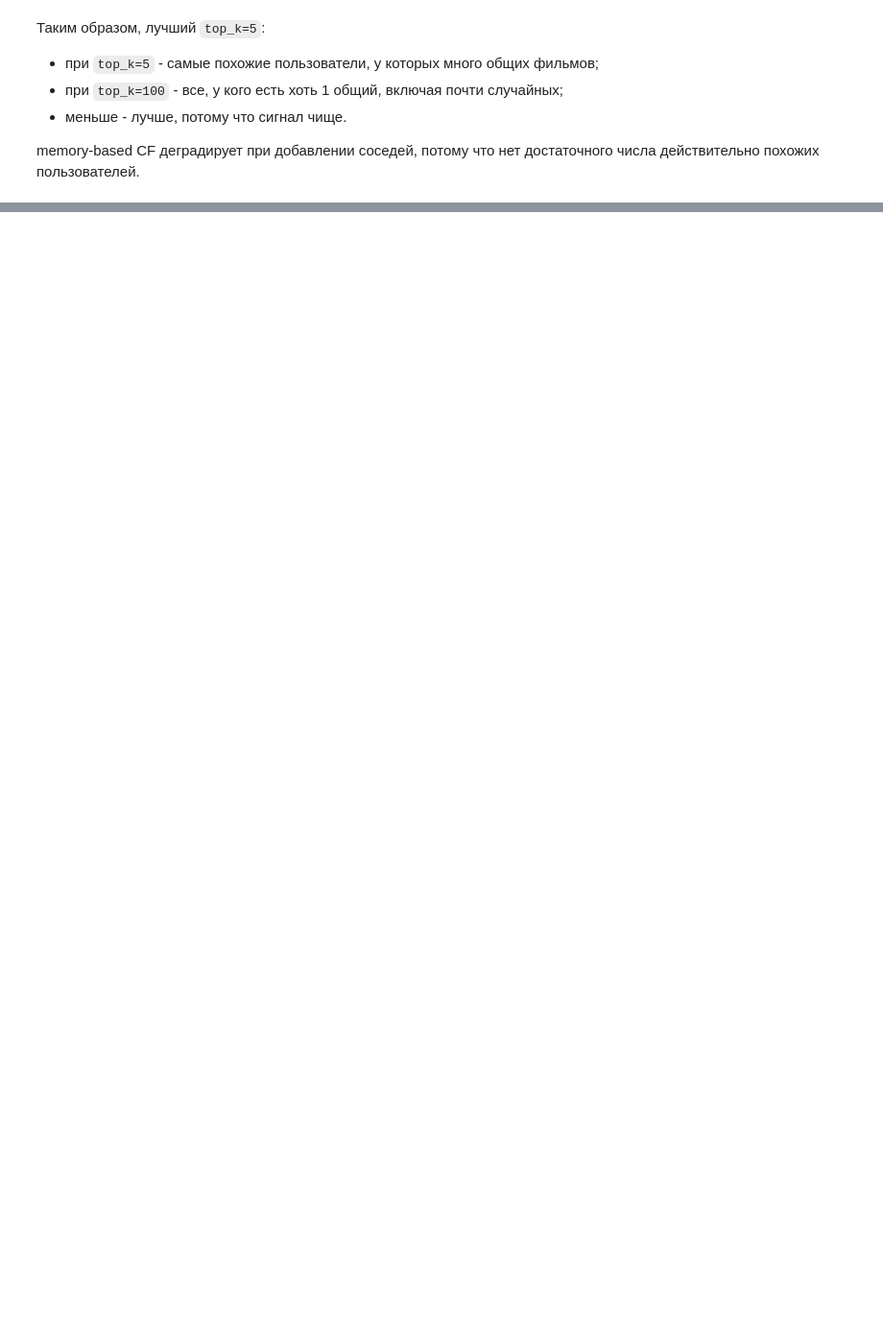
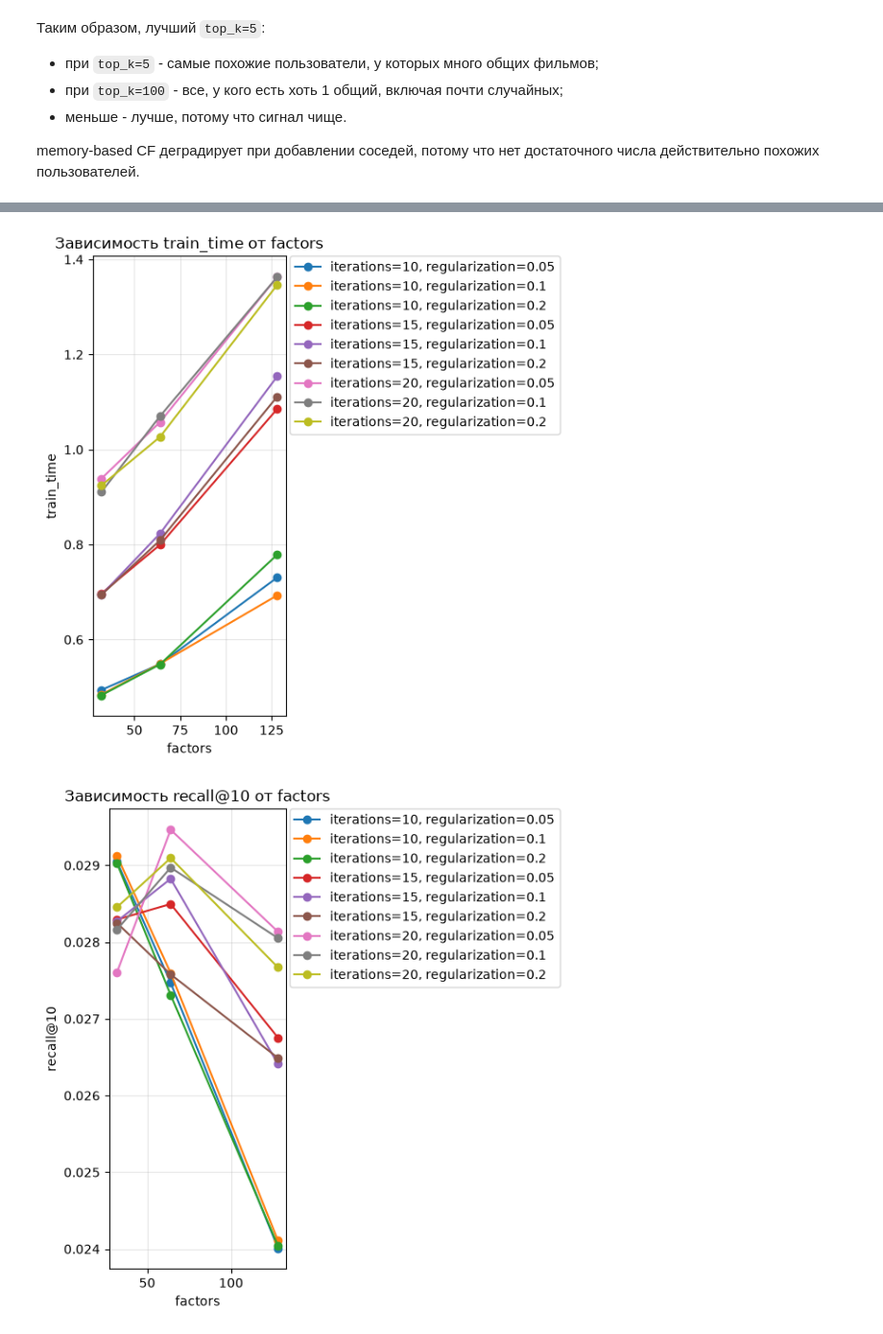
Before and after one commit to AlexanderSh11/recsys-benchmark, a Jupyter notebook: benchmarks/run_benchmark.ipynb, the cells around one changed output, grey strips where cells are left out. Shown at 96% size. Cells and saved outputs as stored; diff of their text form; code cells hidden in the pictures; blank space fills up the shorter version.

Commit message:
Подбор гиперпараметров для implicit ALS

```diff
--- a/benchmarks/run_benchmark.ipynb
+++ b/benchmarks/run_benchmark.ipynb
@@ -204,2 +205,15 @@ print_summary(results)
 Средний recall 0.02946396294258574
 Средний ndcg 0.041783239274723084
+# %%
+df = params_search(
+    model_factory=lambda **kw: ImplicitALS(**kw),
+    train=train,
+    test=test,
+    params={
+        "factors": [32, 64, 128],
+        "iterations": [10, 15, 20],
+        "regularization": [0.05, 0.1, 0.2],
+        "alpha": [40.0],
+    },
+    n_runs=N_RUNS,
+)
@@ -205,0 +238,10 @@ print_summary(results)
+# %%
+show_graph(
+    results_df=df,
+    params=["factors", "iterations", "regularization"],
+    metrics=["train_time", "recall@10", "ndcg@10"],
+    save_dir="graphs/implicitALS",
+)
+# %% [output]
+[figure, added]
+[figure, added]
```
Also changed, not shown: parts of 12 cells of this notebook, 17 other files.
